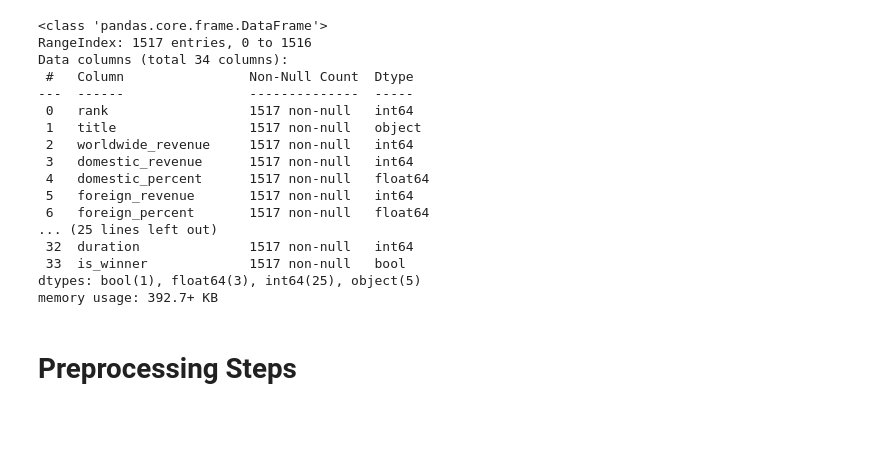
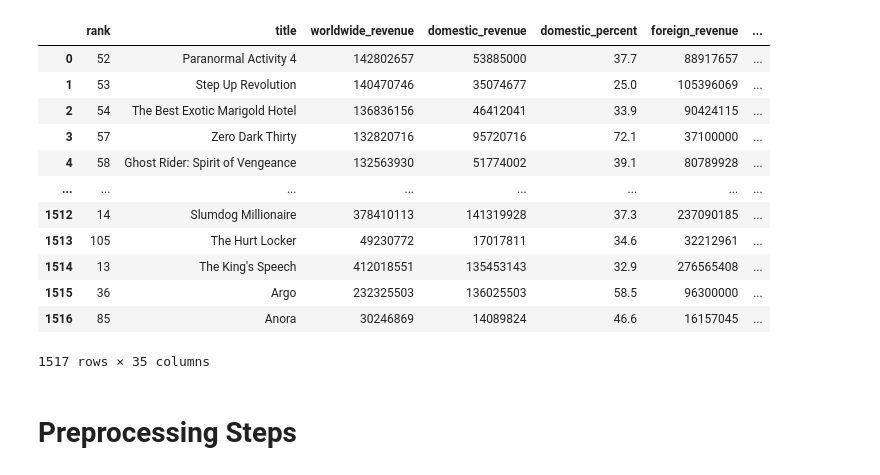
Before and after one commit to kmr6702/Oscars-Predictions-ML-Project, a Jupyter notebook: Code/model2_nn.ipynb, the cells around one changed output. Cells and saved outputs as stored; diff of their text form; code cells hidden in the pictures; blank space fills up the shorter version.

```diff
--- a/Code/model2_nn.ipynb
+++ b/Code/model2_nn.ipynb
@@ -17,23 +21,19 @@ box_office_df = pd.read_csv(csv_location + "model_2_dataset.csv")
-# %%
-box_office_df.info()
-# %% [output]
-<class 'pandas.core.frame.DataFrame'>
-RangeIndex: 1517 entries, 0 to 1516
-Data columns (total 34 columns):
- #   Column                Non-Null Count  Dtype
----  ------                --------------  -----
- 0   rank                  1517 non-null   int64
- 1   title                 1517 non-null   object
- 2   worldwide_revenue     1517 non-null   int64
- 3   domestic_revenue      1517 non-null   int64
- 4   domestic_percent      1517 non-null   float64
- 5   foreign_revenue       1517 non-null   int64
- 6   foreign_percent       1517 non-null   float64
-... (25 lines left out)
- 32  duration              1517 non-null   int64
- 33  is_winner             1517 non-null   bool
-dtypes: bool(1), float64(3), int64(25), object(5)
-memory usage: 392.7+ KB
+# %%
+films_df
+# %% [output]
+|  | rank | title | worldwide_revenue | domestic_revenue | domestic_percent | foreign_revenue | ... |
+| 0 | 52 | Paranormal Activity 4 | 142802657 | 53885000 | 37.7 | 88917657 | ... |
+| 1 | 53 | Step Up Revolution | 140470746 | 35074677 | 25.0 | 105396069 | ... |
+| 2 | 54 | The Best Exotic Marigold Hotel | 136836156 | 46412041 | 33.9 | 90424115 | ... |
+| 3 | 57 | Zero Dark Thirty | 132820716 | 95720716 | 72.1 | 37100000 | ... |
+| 4 | 58 | Ghost Rider: Spirit of Vengeance | 132563930 | 51774002 | 39.1 | 80789928 | ... |
+| ... | ... | ... | ... | ... | ... | ... | ... |
+| 1512 | 14 | Slumdog Millionaire | 378410113 | 141319928 | 37.3 | 237090185 | ... |
+| 1513 | 105 | The Hurt Locker | 49230772 | 17017811 | 34.6 | 32212961 | ... |
+| 1514 | 13 | The King's Speech | 412018551 | 135453143 | 32.9 | 276565408 | ... |
+| 1515 | 36 | Argo | 232325503 | 136025503 | 58.5 | 96300000 | ... |
+| 1516 | 85 | Anora | 30246869 | 14089824 | 46.6 | 16157045 | ... |
+1517 rows × 35 columns
 # %% [markdown]
 # **Preprocessing Steps**
 # %% [markdown]
```
Also changed, not shown: parts of 25 cells of this notebook.
